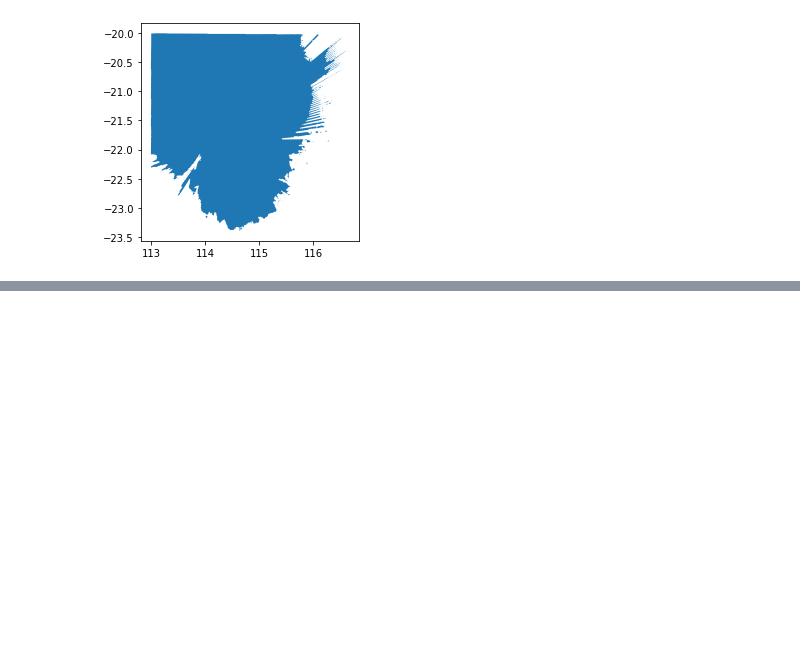
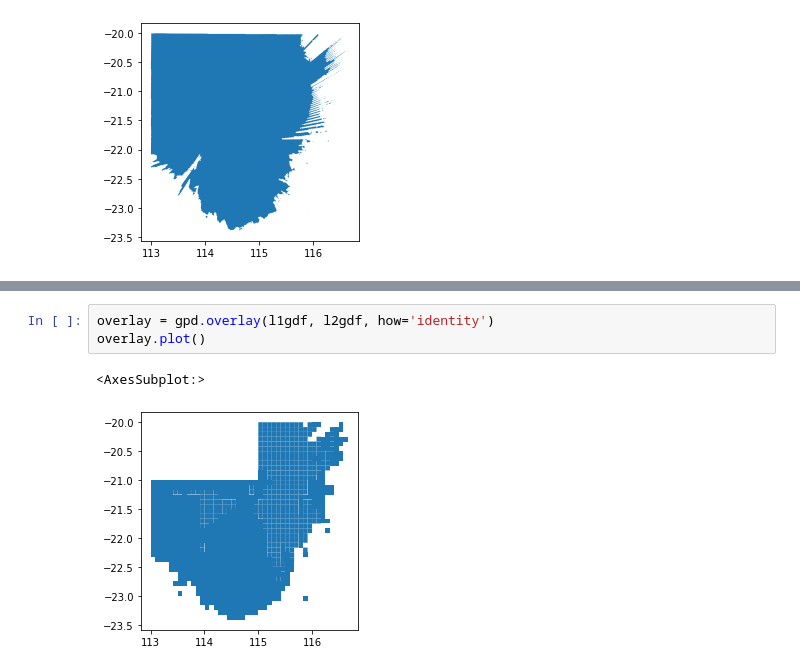
Before and after one commit to navnith-reddy/poly2hcis, a Jupyter notebook: poly2hcis.ipynb, the cells around one changed output, grey strips where cells are left out. Saved outputs shown, nothing was run; the diff lists cells and outputs as text; blank space fills up the shorter version.

```diff
--- a/poly2hcis.ipynb
+++ b/poly2hcis.ipynb
@@ -59,0 +32,6 @@ AttributeError: module 'HCIS' has no attribute 'hcis2gdf'
+# %%
+overlay = gpd.overlay(l1gdf, l2gdf, how='identity')
+overlay.plot()
+# %% [output]
+<AxesSubplot:>
+[figure, added]
```
Also changed, not shown: parts of 9 cells of this notebook, 2 other files.
